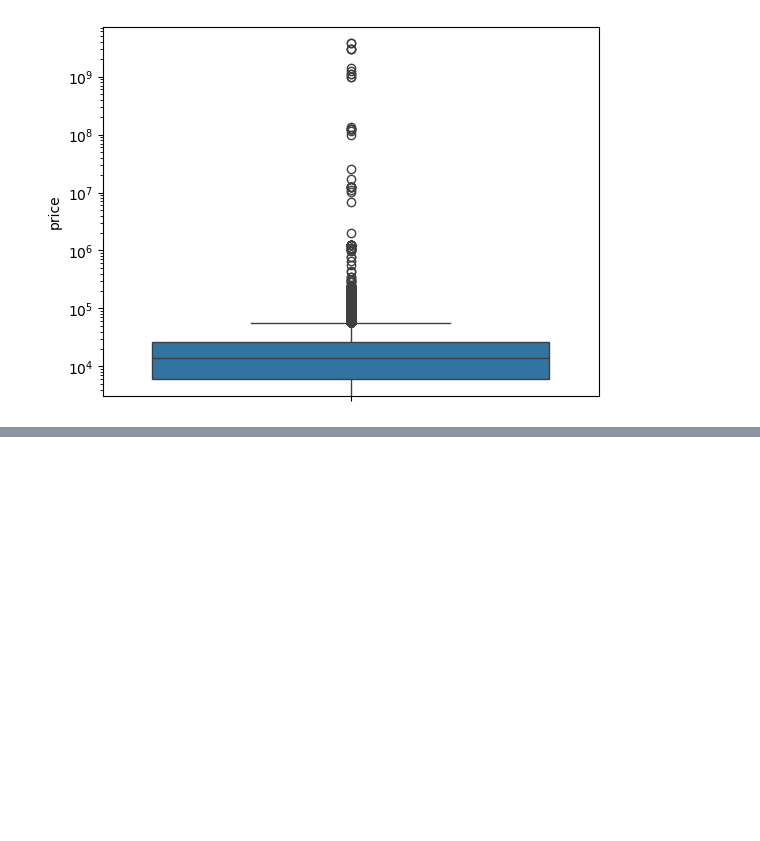
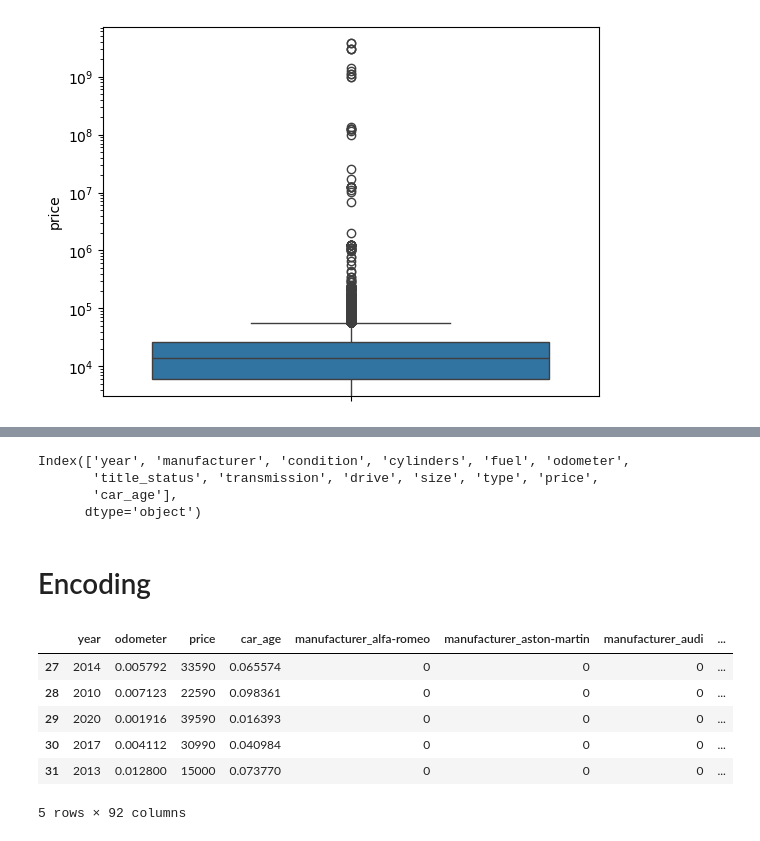
Before and after one commit to Suffiyan-dev/used_car_price_prediction, a Jupyter notebook: notebooks/eda_and_feature_engineering.ipynb, the cells around one changed output, grey strips where cells are left out. Drawn from its saved outputs; the diff is of its cells as text; code cells hidden in the pictures; blank space fills up the shorter version.

```diff
--- a/notebooks/eda_and_feature_engineering.ipynb
+++ b/notebooks/eda_and_feature_engineering.ipynb
@@ -287,0 +284,4 @@ Index(['year', 'manufacturer', 'condition', 'cylinders', 'fuel', 'odometer',
+# %%
+from datetime import datetime
+current_year = datetime.now().year
+processed_df['car_age'] = current_year - processed_df['year']
@@ -287,0 +297,23 @@ Index(['year', 'manufacturer', 'condition', 'cylinders', 'fuel', 'odometer',
+# %%
+processed_df.columns
+# %% [output]
+Index(['year', 'manufacturer', 'condition', 'cylinders', 'fuel', 'odometer',
+       'title_status', 'transmission', 'drive', 'size', 'type', 'price',
+       'car_age'],
+      dtype='object')
+# %% [markdown]
+# Encoding
+# %%
+processed_df = pd.get_dummies(processed_df, columns=['manufacturer', 'condition', 'cylinders',
+    'fuel', 'title_status', 'transmission',
+    'drive', 'size', 'type'], drop_first=True)
+# %%
+processed_df.head()
+# %% [output]
+|  | year | odometer | price | car_age | manufacturer_alfa-romeo | manufacturer_aston-martin | manufacturer_audi | ... |
+| 27 | 2014 | 0.005792 | 33590 | 0.065574 | 0 | 0 | 0 | ... |
+| 28 | 2010 | 0.007123 | 22590 | 0.098361 | 0 | 0 | 0 | ... |
+| 29 | 2020 | 0.001916 | 39590 | 0.016393 | 0 | 0 | 0 | ... |
+| 30 | 2017 | 0.004112 | 30990 | 0.040984 | 0 | 0 | 0 | ... |
+| 31 | 2013 | 0.012800 | 15000 | 0.073770 | 0 | 0 | 0 | ... |
+5 rows × 92 columns
```
Also changed, not shown: parts of 7 cells of this notebook.
